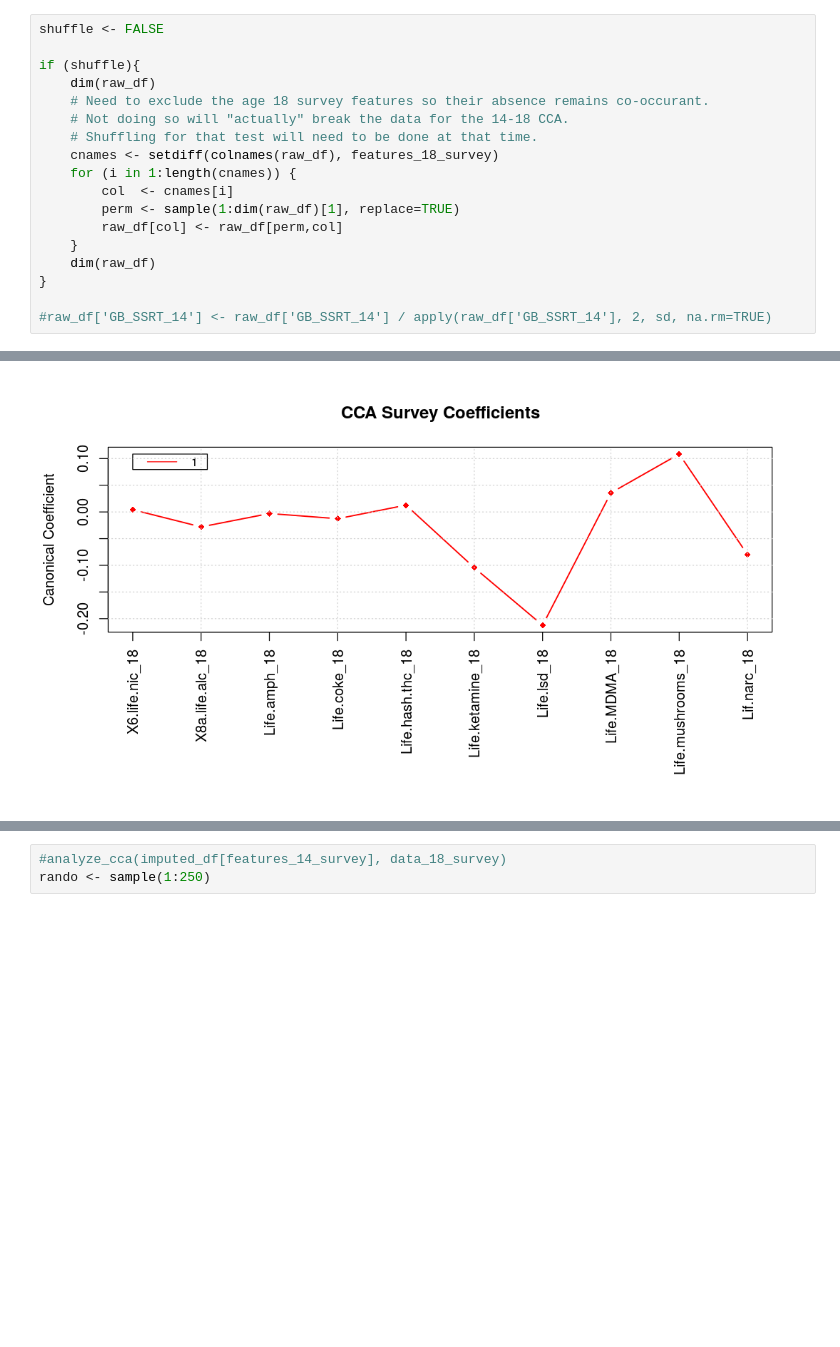
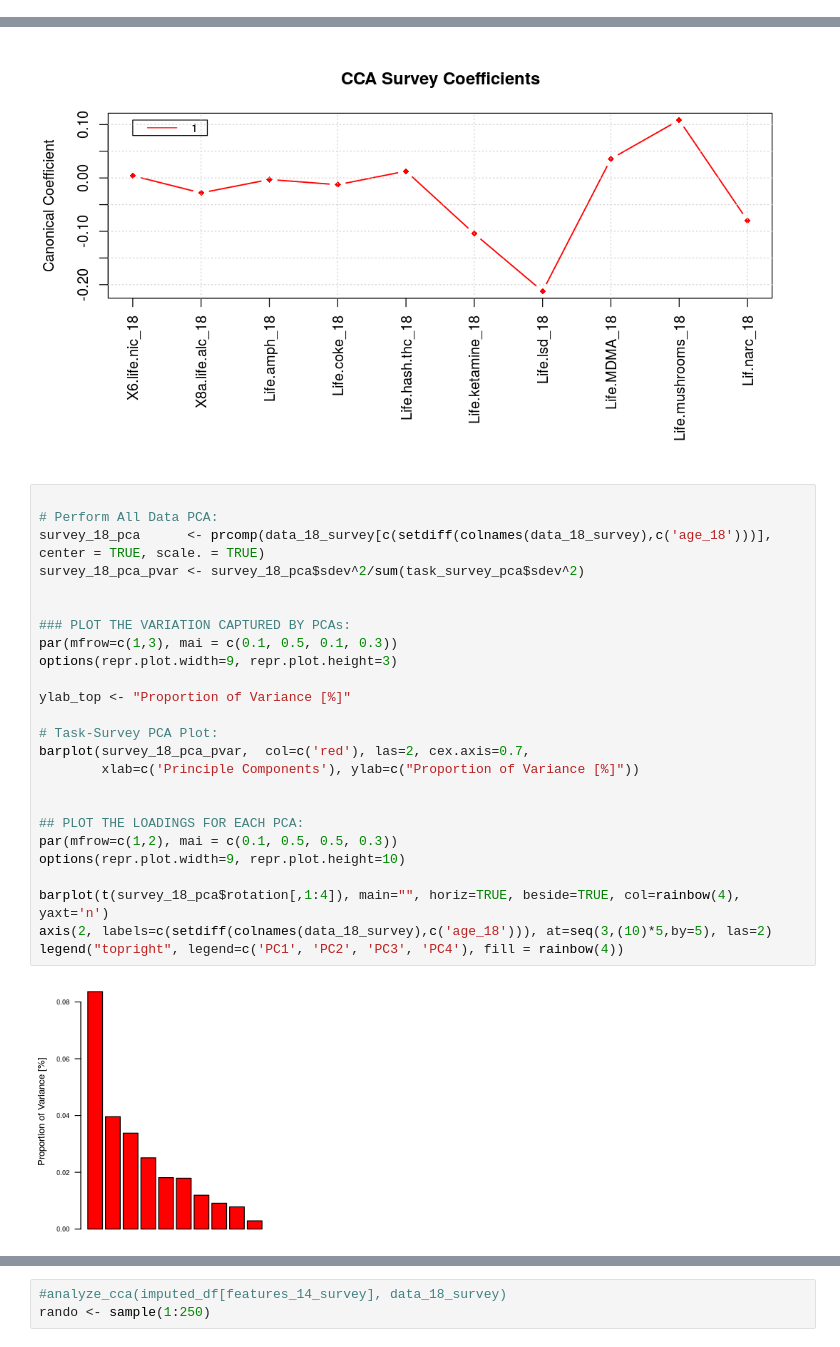
Before and after one commit to DanielNScott/imagen, a Jupyter notebook: analysis_nb.ipynb, the cells around one changed output, grey strips where cells are left out. Cells and saved outputs as stored; diff of their text form; blank space fills up the shorter version.

```diff
--- a/analysis_nb.ipynb
+++ b/analysis_nb.ipynb
@@ -440,18 +47,0 @@ For making sure that everything below this fails to find anything significant wh
-# %%
-shuffle <- FALSE
-
-if (shuffle){
-    dim(raw_df)
-    # Need to exclude the age 18 survey features so their absence remains co-occurant.
-    # Not doing so will "actually" break the data for the 14-18 CCA.
-    # Shuffling for that test will need to be done at that time.
-    cnames <- setdiff(colnames(raw_df), features_18_survey)
-    for (i in 1:length(cnames)) {
-        col  <- cnames[i]
-        perm <- sample(1:dim(raw_df)[1], replace=TRUE)
-        raw_df[col] <- raw_df[perm,col]
-    }
-    dim(raw_df)
-}
-
-#raw_df['GB_SSRT_14'] <- raw_df['GB_SSRT_14'] / apply(raw_df['GB_SSRT_14'], 2, sd, na.rm=TRUE)
@@ -971,3 +275,30 @@ Wilks' Lambda, using F-approximation (Rao's F):
 [figure]
 [figure]
 [figure]
+# %%
+
+# Perform All Data PCA:
+survey_18_pca      <- prcomp(data_18_survey[c(setdiff(colnames(data_18_survey),c('age_18')))], center = TRUE, scale. = TRUE)
+survey_18_pca_pvar <- survey_18_pca$sdev^2/sum(task_survey_pca$sdev^2)
+
+
+### PLOT THE VARIATION CAPTURED BY PCAs:
+par(mfrow=c(1,3), mai = c(0.1, 0.5, 0.1, 0.3))
+options(repr.plot.width=9, repr.plot.height=3)
+
+ylab_top <- "Proportion of Variance [%]"
+
+# Task-Survey PCA Plot:
+barplot(survey_18_pca_pvar,  col=c('red'), las=2, cex.axis=0.7,
+        xlab=c('Principle Components'), ylab=c("Proportion of Variance [%]"))
+
+
+## PLOT THE LOADINGS FOR EACH PCA:
+par(mfrow=c(1,2), mai = c(0.1, 0.5, 0.5, 0.3))
+options(repr.plot.width=9, repr.plot.height=10)
+
+barplot(t(survey_18_pca$rotation[,1:4]), main="", horiz=TRUE, beside=TRUE, col=rainbow(4), yaxt='n')
+axis(2, labels=c(setdiff(colnames(data_18_survey),c('age_18'))), at=seq(3,(10)*5,by=5), las=2)
+legend("topright", legend=c('PC1', 'PC2', 'PC3', 'PC4'), fill = rainbow(4))
+# %% [output]
+[figure, added]
```
Also changed, not shown: parts of 56 cells of this notebook, 15 other files.
